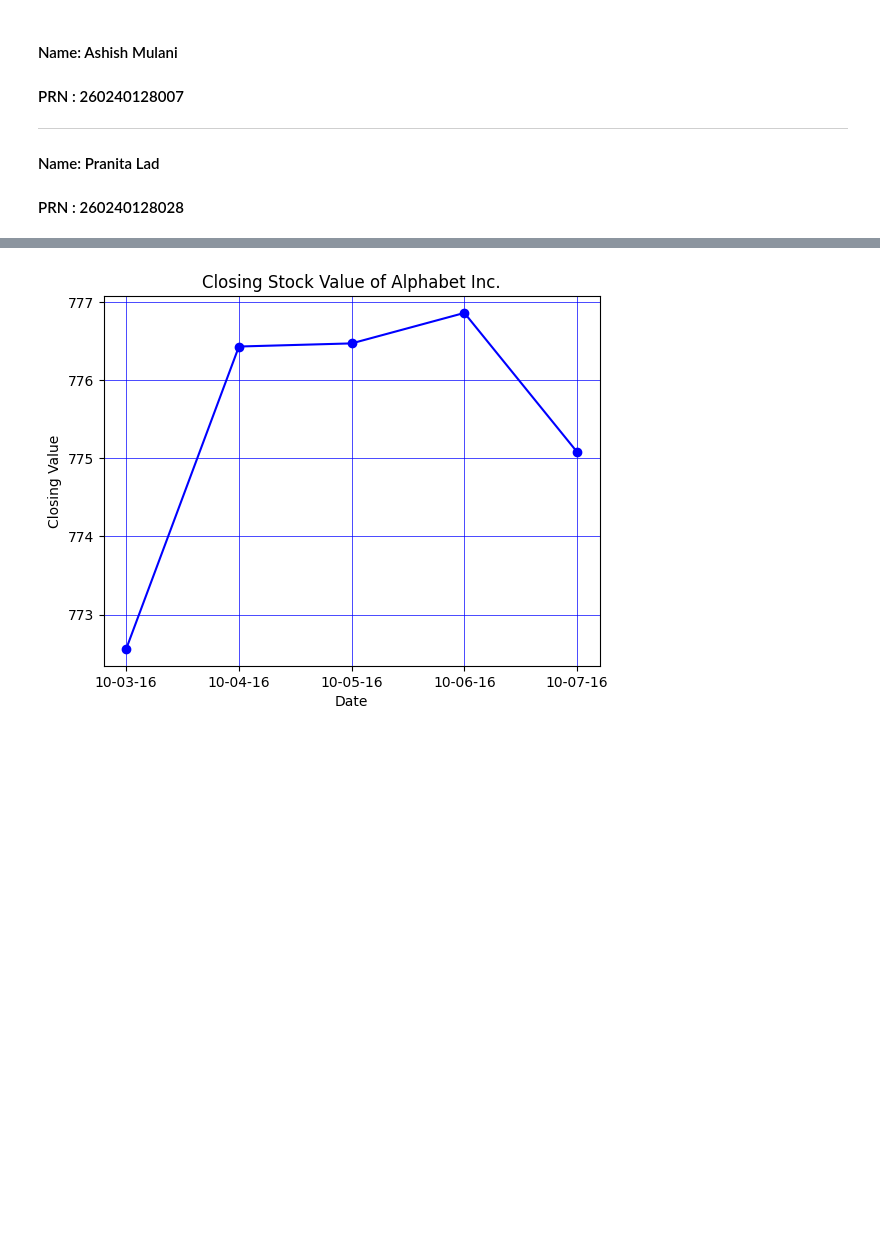
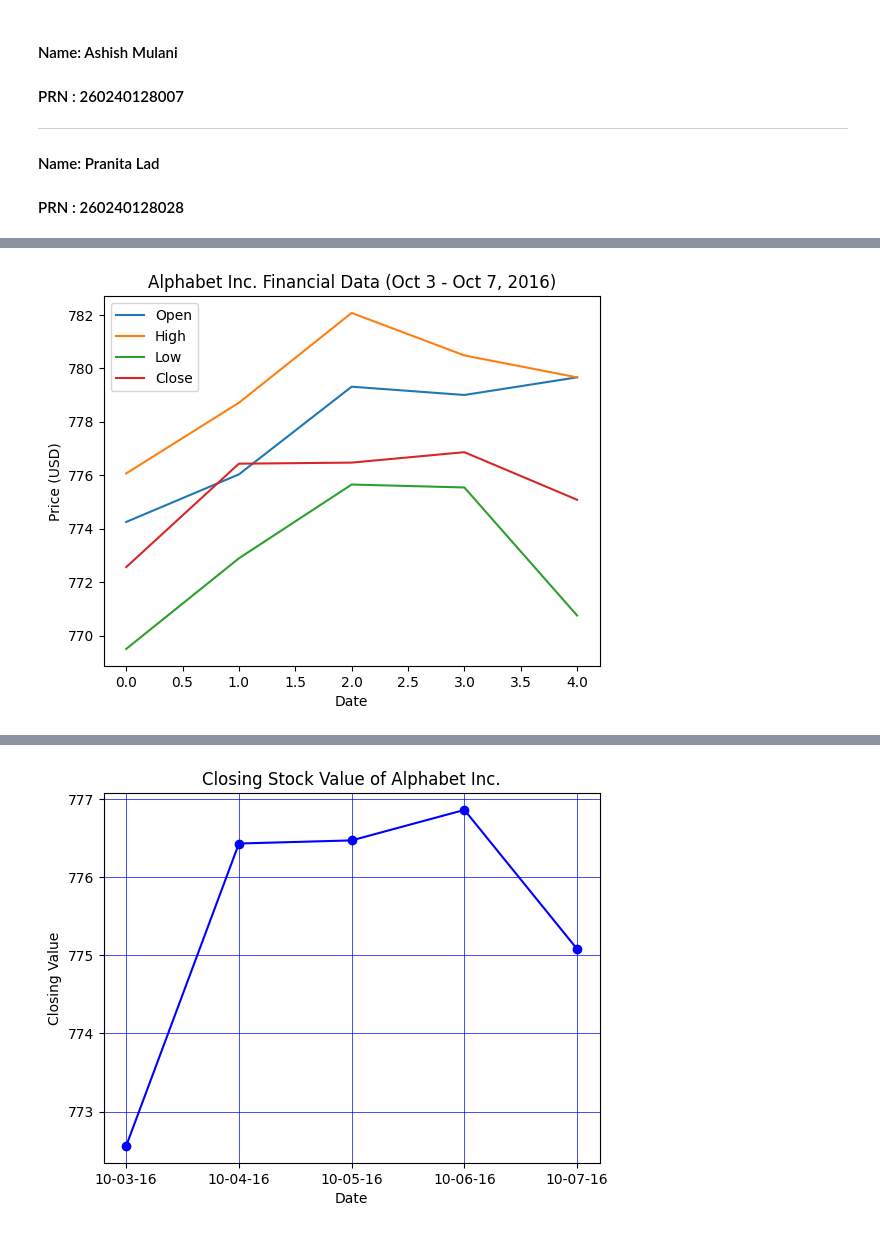
Before and after one commit to AshishMulani/DataAnalytics, a Jupyter notebook: Assignments/8007_Day8.ipynb, the cells around one changed output, grey strips where cells are left out. Saved outputs shown, nothing was run; the diff lists cells and outputs as text; code cells hidden in the pictures; blank space fills up the shorter version.

```diff
--- a/Assignments/8007_Day8.ipynb
+++ b/Assignments/8007_Day8.ipynb
@@ -15,4 +59,17 @@
 # %%
 #4. Write a Python program to draw line charts of the financial data of Alphabet Inc. between October 3, 2016 to October 7, 2016.
 #Sample Financial data (fdata.csv):
+
+df = pd.read_csv('fdata.csv')
+
+df.plot()
+
+plt.title('Alphabet Inc. Financial Data (Oct 3 - Oct 7, 2016)')
+plt.xlabel('Date')
+plt.ylabel('Price (USD)')
+
+
+plt.show()
+# %% [output]
+[figure, added]
 # %%
```
Also changed, not shown: parts of 15 cells of this notebook, 6 other files.
